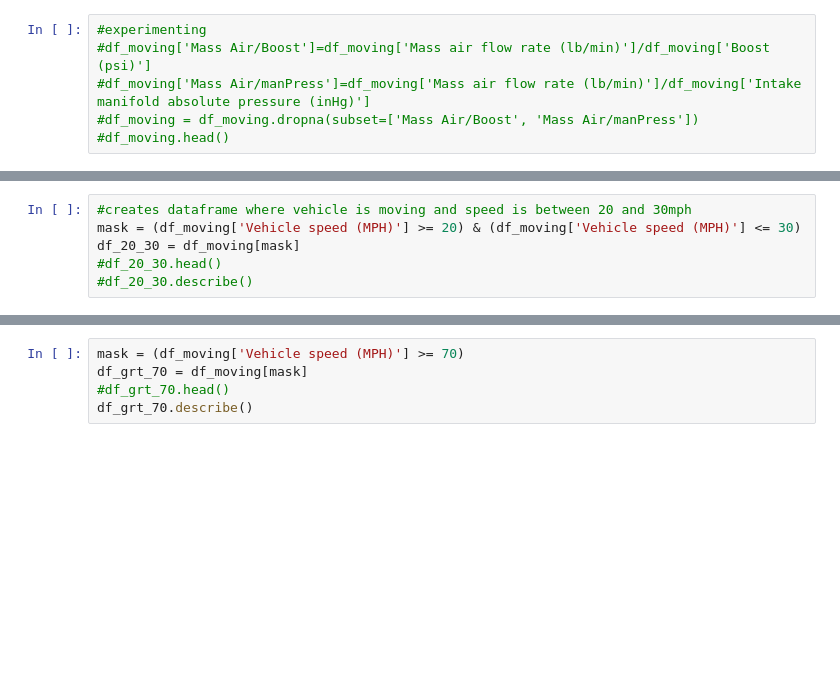
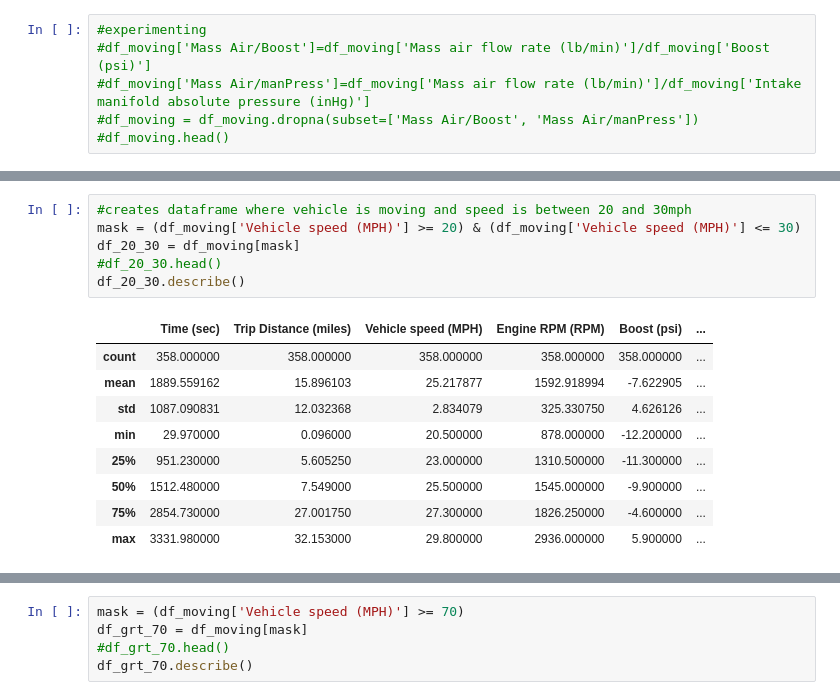
Before and after one commit to SecondHandSushi/car-analysis, a Jupyter notebook: analysis_20240822_PM.ipynb, the cells around one changed output, grey strips where cells are left out. Saved outputs shown, nothing was run; the diff lists cells and outputs as text; blank space fills up the shorter version.

```diff
--- a/analysis_20240822_PM.ipynb
+++ b/analysis_20240822_PM.ipynb
@@ -196,9 +232,19 @@ df_10_20 = df_moving[mask]
 # %%
 #creates dataframe where vehicle is moving and speed is between 20 and 30mph
 mask = (df_moving['Vehicle speed (MPH)'] >= 20) & (df_moving['Vehicle speed (MPH)'] <= 30)
 df_20_30 = df_moving[mask]
 #df_20_30.head()
-#df_20_30.describe()
+df_20_30.describe()
+# %% [output]
+|  | Time (sec) | Trip Distance (miles) | Vehicle speed (MPH) | Engine RPM (RPM) | Boost (psi) | ... |
+| count | 358.000000 | 358.000000 | 358.000000 | 358.000000 | 358.000000 | ... |
+| mean | 1889.559162 | 15.896103 | 25.217877 | 1592.918994 | -7.622905 | ... |
+| std | 1087.090831 | 12.032368 | 2.834079 | 325.330750 | 4.626126 | ... |
+| min | 29.970000 | 0.096000 | 20.500000 | 878.000000 | -12.200000 | ... |
+| 25% | 951.230000 | 5.605250 | 23.000000 | 1310.500000 | -11.300000 | ... |
+| 50% | 1512.480000 | 7.549000 | 25.500000 | 1545.000000 | -9.900000 | ... |
+| 75% | 2854.730000 | 27.001750 | 27.300000 | 1826.250000 | -4.600000 | ... |
+| max | 3331.980000 | 32.153000 | 29.800000 | 2936.000000 | 5.900000 | ... |
 # %%
 #creates dataframe where vehicle is moving and speed is between 30 and 40mph
 mask = (df_moving['Vehicle speed (MPH)'] >= 30) & (df_moving['Vehicle speed (MPH)'] <= 40)
```
Also changed, not shown: parts of 19 cells of this notebook.
